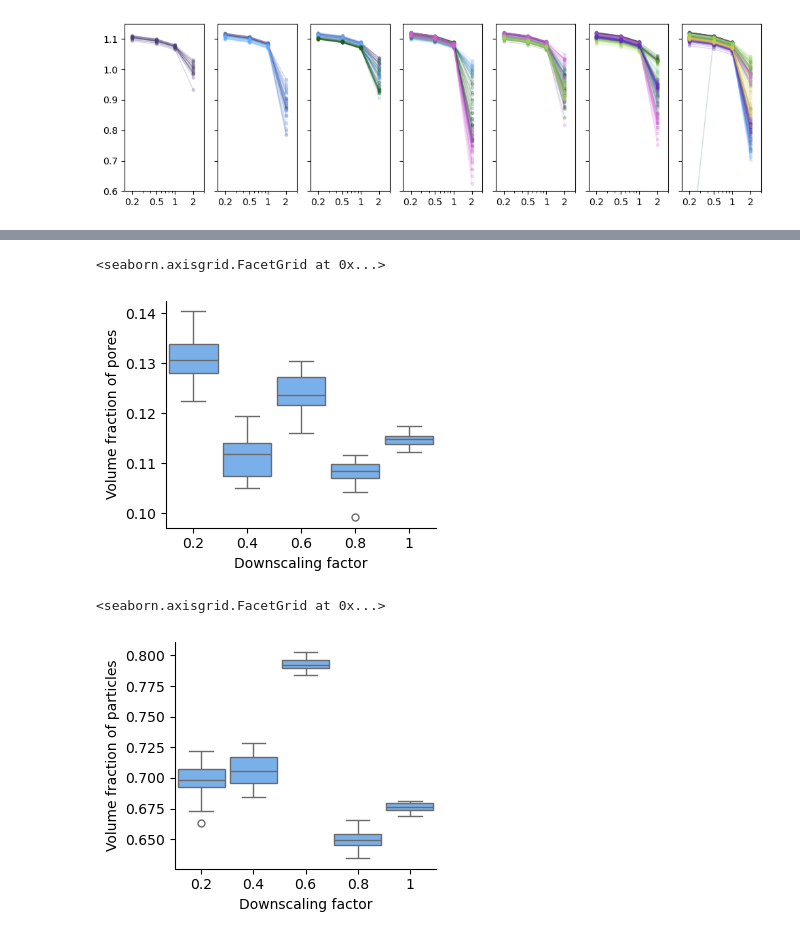
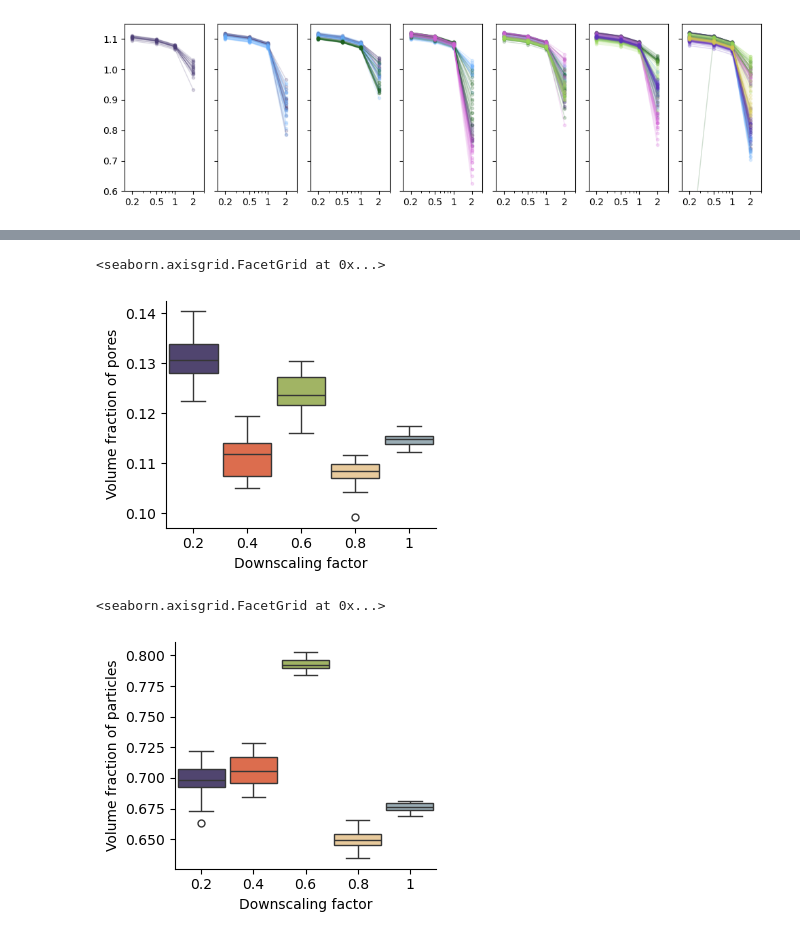
Before and after one commit to NREL/sem-to-echem, a Jupyter notebook: results_analysis.ipynb, the cells around one changed output, grey strips where cells are left out. Cells and saved outputs as stored; diff of their text form; code cells hidden in the pictures.

```diff
--- a/results_analysis.ipynb
+++ b/results_analysis.ipynb
@@ -272,0 +273,8 @@ df_reduction
+# %%
+df_reduction = df[np.logical_and(df['subregion'].values == 1, df['subregion_id'].values == 1)]
+mask = np.logical_and(df_reduction['reduction'] > 0.5, df_reduction['reduction'] < 0.7)
+df_reduction.loc[mask, 'reduction'] = 0.6
+df_reduction.loc[df_reduction['reduction']<0.3, 'reduction'] = 0.2
+colors_reduction = ['#4c3e76', '#f46036', '#a8c256', '#f5cc8f', '#95afba']
+
+df_reduction
@@ -273,17 +295,17 @@ df_reduction
 # %%
-go = sns.catplot(data=df_reduction, y="vf pore", x="reduction", color=colors[1],
+go = sns.catplot(data=df_reduction, y="vf pore", x="reduction", palette=colors_reduction, hue='reduction',
                  kind='box', sharex=False, width=0.9, aspect=1.2, height=3, legend=False)
 go.set_axis_labels("Downscaling factor", "Volume fraction of pores")
 go.set_xticklabels((0.2, 0.4, 0.6, 0.8, 1))
 # %% [output]
 <seaborn.axisgrid.FacetGrid at 0x...>
-[figure, old version]
+[figure, new version]
 # %%
-go = sns.catplot(data=df_reduction, y="vf particle", x="reduction", color=colors[1],
+go = sns.catplot(data=df_reduction, y="vf particle", x="reduction", palette=colors_reduction, hue='reduction',
                  kind='box', sharex=False, width=0.9, aspect=1.2, height=3, legend=False)
 go.set_axis_labels("Downscaling factor", "Volume fraction of particles")
 go.set_xticklabels((0.2, 0.4, 0.6, 0.8, 1))
 # %% [output]
 <seaborn.axisgrid.FacetGrid at 0x...>
-[figure, old version]
+[figure, new version]
 # %%
```
Also changed, not shown: parts of 14 cells of this notebook, 22 other files.
